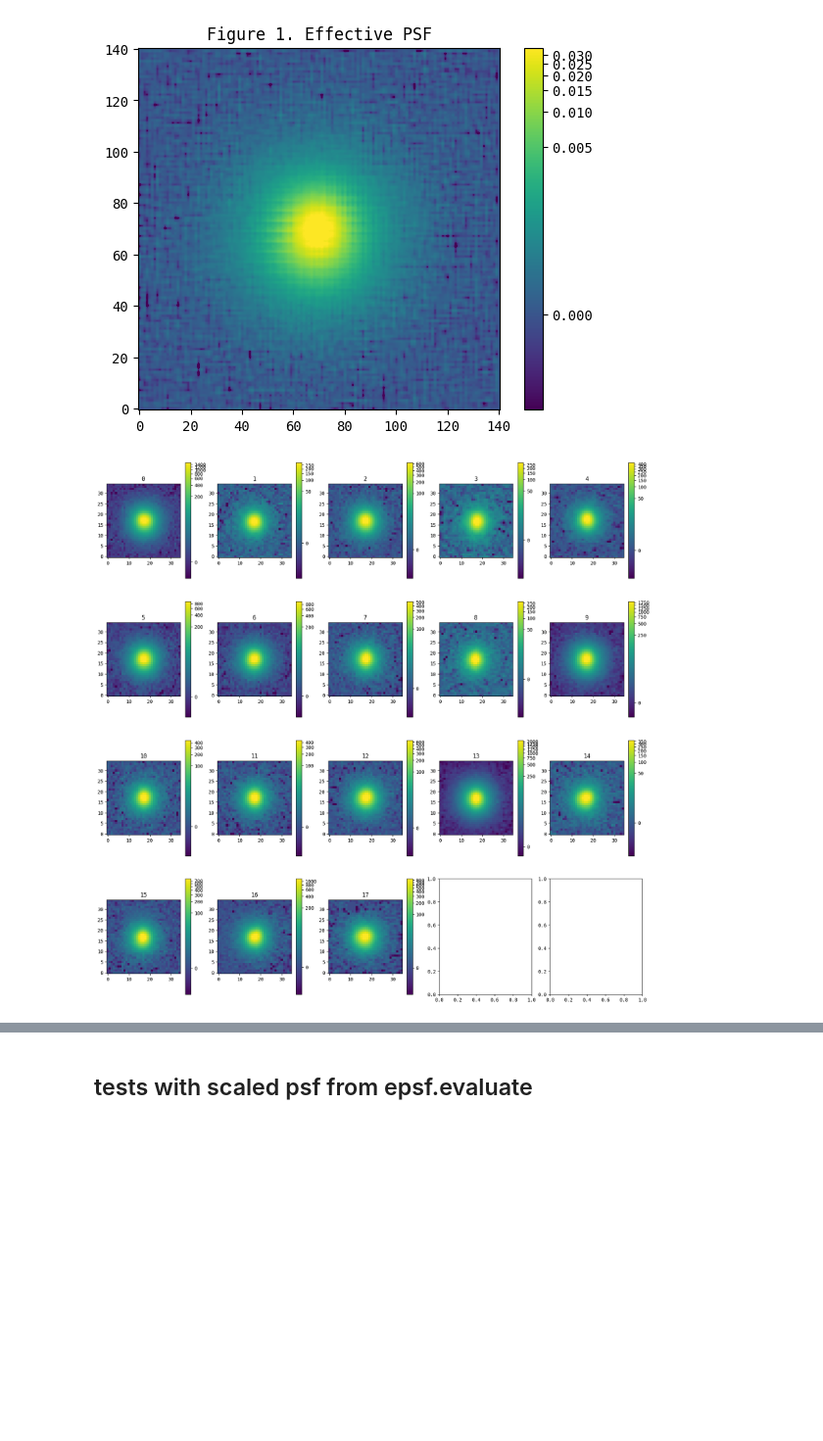
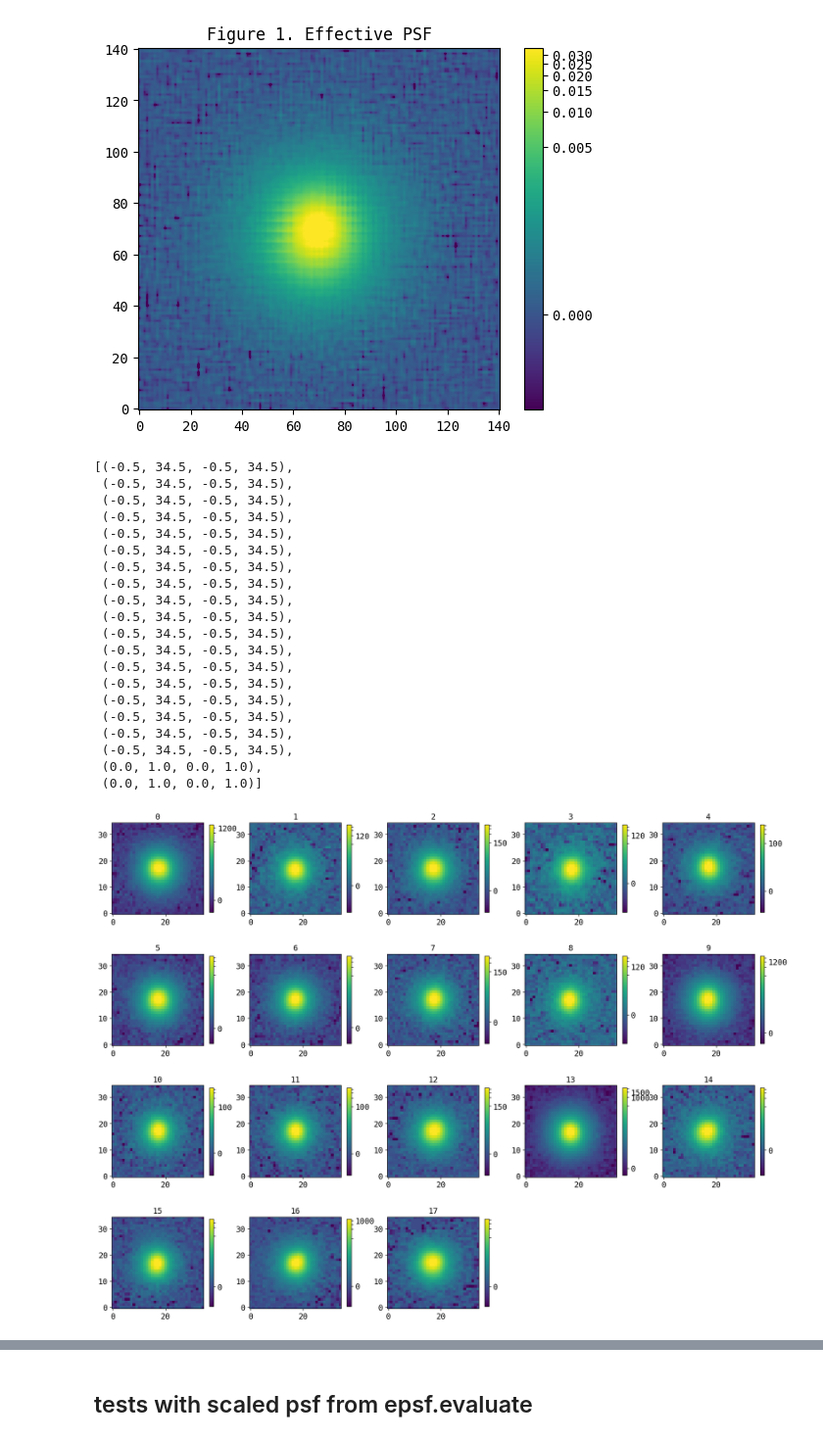
Before and after one commit to insepien/dualAGN, a Jupyter notebook: scrap_notebooks/psf-construction.ipynb, the cells around one changed output, grey strips where cells are left out. Shown at 98% size. Cells and saved outputs as stored; diff of their text form; code cells hidden in the pictures; blank space fills up the shorter version.

Commit message:
change plotting details in all scripts

```diff
--- a/scrap_notebooks/psf-construction.ipynb
+++ b/scrap_notebooks/psf-construction.ipynb
@@ -23,9 +23,9 @@ plt.rcParams['font.family'] = 'monospace'
 plt.rcParams['image.cmap'] = 'gray'
 warnings.filterwarnings("ignore")
 
-imageAGN = fits.getdata(imageFile)
+imageAGN = fits.getdata("../fit/agn.fits")
 
-sourceFile = "2020-02-21_J_J1215+1344_c1-4_58900_32019.mos.fits"
+sourceFile = "../psfConstruction/2020-02-21_J_J1215+1344_c1-4_58900_32019.mos.fits"
 data = fits.getdata(sourceFile)
 # %%
 m, s = np.mean(data), np.std(data)
@@ -146,20 +146,50 @@ plt.title("Figure 1. Effective PSF");
 [figure]
 # %%
 # plotting the stars used to make psf
+medium_font_size = 14
+
+# Set the font size for various text elements
+plt.rcParams['font.size'] = medium_font_size
+plt.rcParams['axes.labelsize'] = medium_font_size
+plt.rcParams['axes.titlesize'] = medium_font_size
+plt.rcParams['xtick.labelsize'] = medium_font_size
+plt.rcParams['ytick.labelsize'] = medium_font_size
+from matplotlib.ticker import LogFormatter
 nrows = 4
 ncols = 5
-fig, ax = plt.subplots(nrows=nrows, ncols=ncols, figsize=(20, 20),
+fig, ax = plt.subplots(nrows=nrows, ncols=ncols, figsize=(21, 16),
                        squeeze=True)
 ax = ax.ravel()
 for i in range(len(stars)):
     norm = simple_norm(stars[i], 'log', percent=99.0)
     ax[i].imshow(stars[i], norm=norm, origin='lower', cmap='viridis')
     ax[i].set_title(i)
     sm = plt.cm.ScalarMappable(cmap='viridis', norm=norm)
     sm.set_array([])
-    fig.colorbar(sm, ax=ax[i])
+    colorbar = fig.colorbar(sm, ax=ax[i], format=LogFormatter(labelOnlyBase=False), shrink=0.8)
+    colorbar.ax.yaxis.set_major_locator(plt.MaxNLocator(5))
 # %% [output]
+[(-0.5, 34.5, -0.5, 34.5),
+ (-0.5, 34.5, -0.5, 34.5),
+ (-0.5, 34.5, -0.5, 34.5),
+ (-0.5, 34.5, -0.5, 34.5),
+ (-0.5, 34.5, -0.5, 34.5),
+ (-0.5, 34.5, -0.5, 34.5),
+ (-0.5, 34.5, -0.5, 34.5),
+ (-0.5, 34.5, -0.5, 34.5),
+ (-0.5, 34.5, -0.5, 34.5),
+ (-0.5, 34.5, -0.5, 34.5),
+ (-0.5, 34.5, -0.5, 34.5),
+ (-0.5, 34.5, -0.5, 34.5),
+ (-0.5, 34.5, -0.5, 34.5),
+ (-0.5, 34.5, -0.5, 34.5),
+ (-0.5, 34.5, -0.5, 34.5),
+ (-0.5, 34.5, -0.5, 34.5),
+ (-0.5, 34.5, -0.5, 34.5),
+ (-0.5, 34.5, -0.5, 34.5),
+ (0.0, 1.0, 0.0, 1.0),
+ (0.0, 1.0, 0.0, 1.0)]
-[figure, old version]
+[figure, new version]
 # %%
 from skimage.transform import resize
 # %%
```
Also changed, not shown: parts of 5 cells of this notebook, 18 other files.
